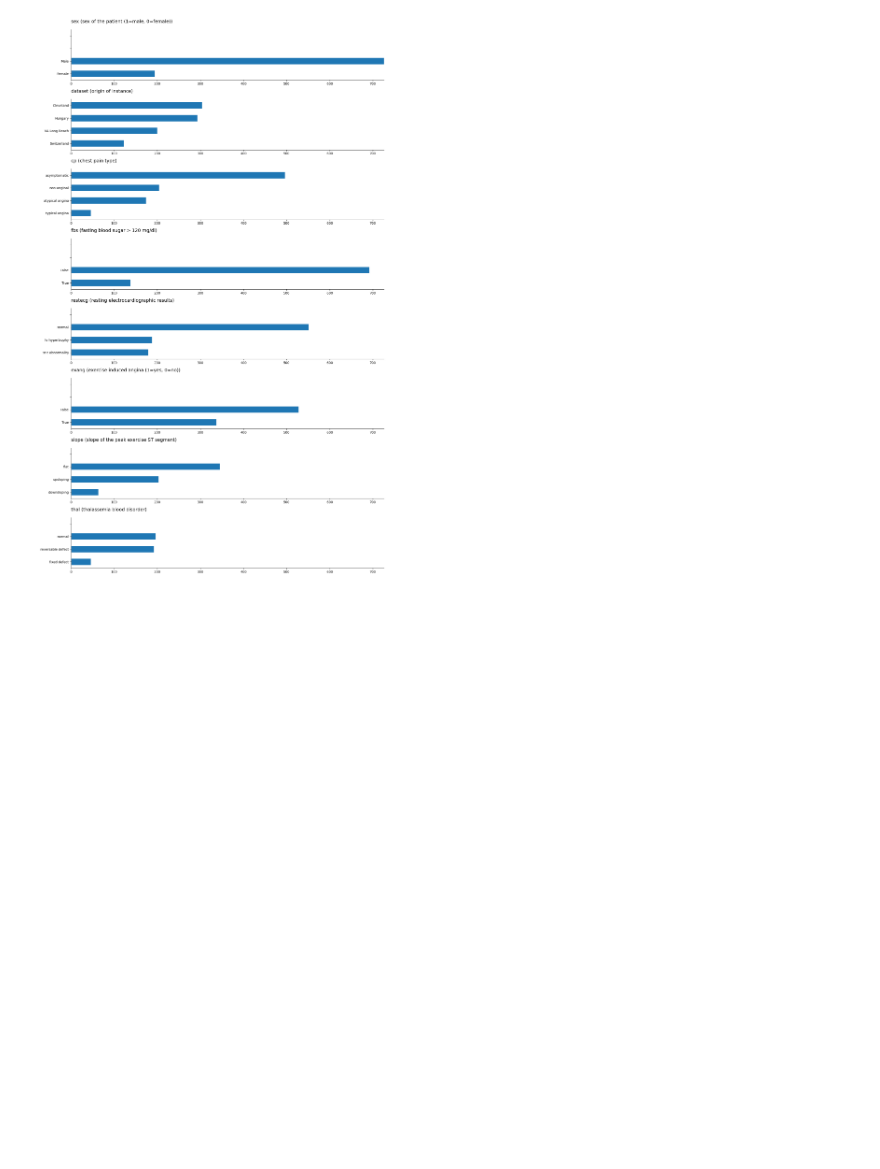
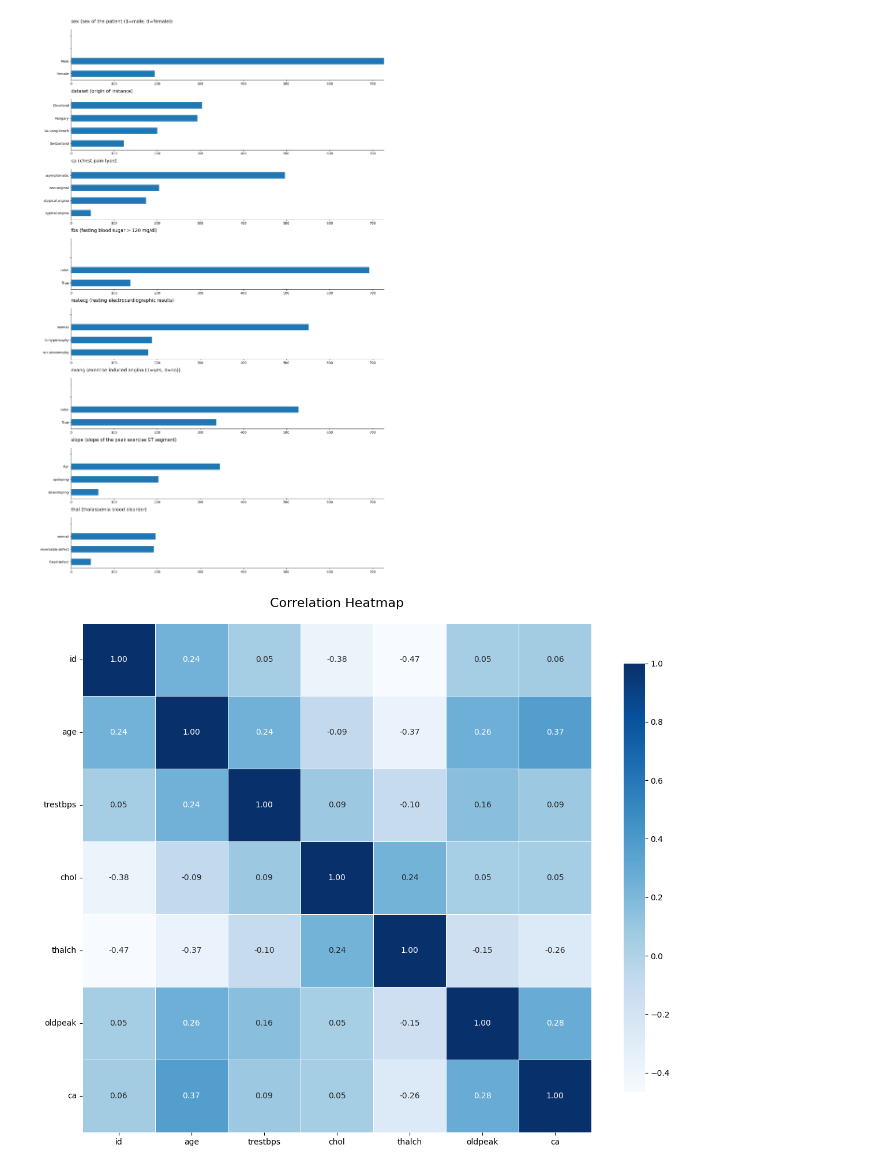
Before and after one commit to davidsmv/MachineLearningPortfolio, a Jupyter notebook: unsupervised_projects/1 - Clustering_For_Heart_Disease_Analysis.ipynb, the cells around one changed output. Saved outputs shown, nothing was run; the diff lists cells and outputs as text; code cells hidden in the pictures; blank space fills up the shorter version.

```diff
--- a/unsupervised_projects/1 - Clustering_For_Heart_Disease_Analysis.ipynb
+++ b/unsupervised_projects/1 - Clustering_For_Heart_Disease_Analysis.ipynb
@@ -197,3 +197,29 @@ plt.tight_layout()
 plt.show()
 # %% [output]
 [figure]
+# %%
+import matplotlib.pyplot as plt
+import seaborn as sns
+
+corr = df.corr(numeric_only=True)
+
+plt.figure(figsize=(12, 10))
+plt.title("Correlation Heatmap", fontsize=16, pad=20)
+
+sns.heatmap(
+    corr,
+    cmap="Blues",
+    annot=True,
+    fmt=".2f",
+    linewidths=0.5,
+    square=True,
+    cbar_kws={"shrink": 0.8}
+)
+
+plt.xticks(rotation=0, ha="center")
+plt.yticks(rotation=0)  # horizontal labels
+
+plt.tight_layout()
+plt.show()
+# %% [output]
+[figure, added]
```
